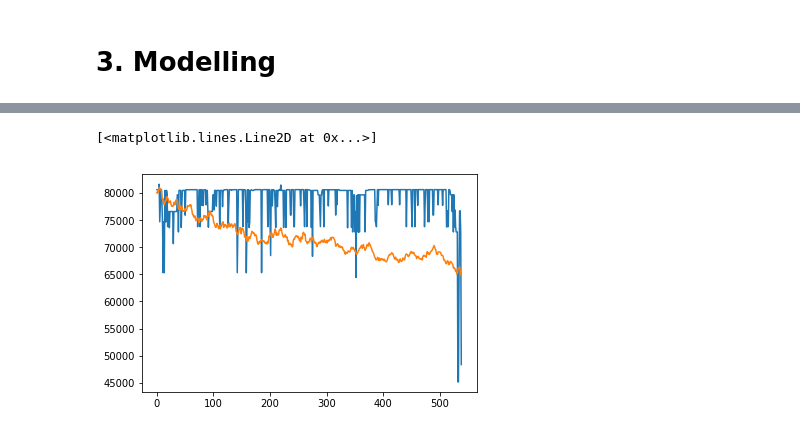
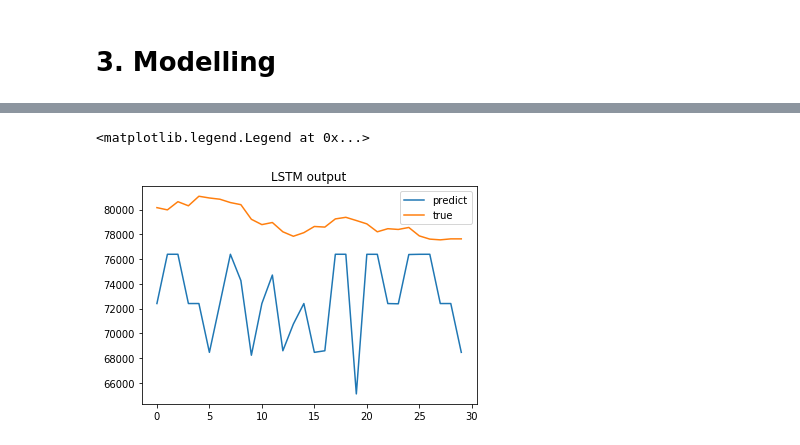
Before and after one commit to yy96/Team_Ravioli_Timeseries, a Jupyter notebook: Notebooks/LSTM model.ipynb, the cells around one changed output, grey strips where cells are left out. Cells and saved outputs as stored; diff of their text form; code cells hidden in the pictures.

Commit message:
update LSTM and Auto ARIMA comparison

```diff
--- a/Notebooks/LSTM model.ipynb
+++ b/Notebooks/LSTM model.ipynb
@@ -192,8 +207,10 @@ Epoch 500/500
 # %%
 predict_y = model.predict(test_X)
 # %%
-plt.plot(predict_y)
-plt.plot(test_y)
+plt.plot(predict_y[0:30], label = 'predict')
+plt.plot(test_y[0:30], label = 'true')
+plt.title('LSTM output')
+plt.legend()
 # %% [output]
-[<matplotlib.lines.Line2D at 0x...>]
+<matplotlib.legend.Legend at 0x...>
-[figure, old version]
+[figure, new version]
```
Also changed, not shown: parts of 19 cells of this notebook.
